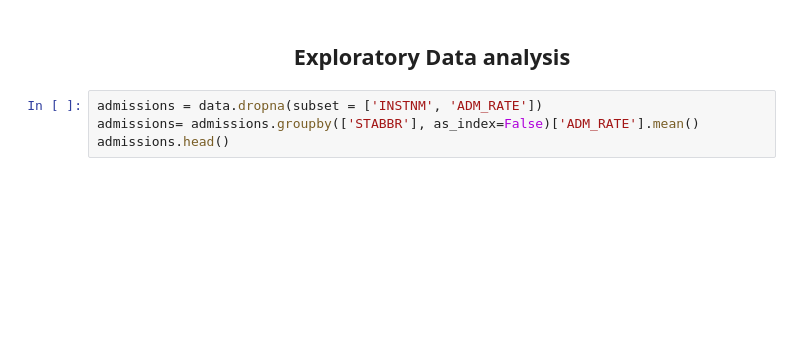
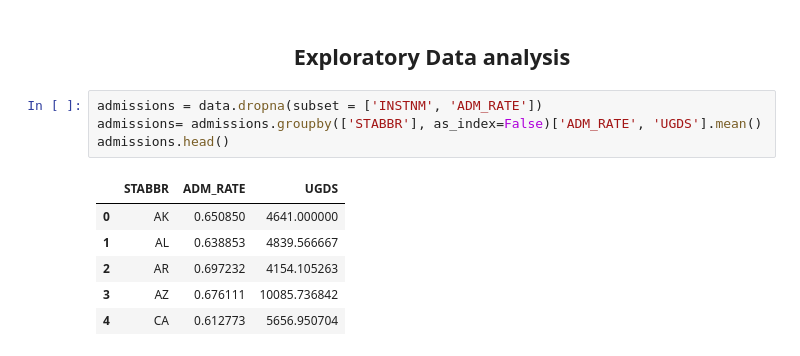
Before and after one commit to ZionJoseph/320-project-5, a Jupyter notebook: College Scorecard Tutorial.ipynb, the cells around one changed output. Drawn from its saved outputs; the diff is of its cells as text; blank space fills up the shorter version.

```diff
--- a/College Scorecard Tutorial.ipynb
+++ b/College Scorecard Tutorial.ipynb
@@ -95,8 +102,15 @@ map_osm
 <h2><center>Exploratory Data analysis</center></h2>
 # %%
 admissions = data.dropna(subset = ['INSTNM', 'ADM_RATE'])
-admissions= admissions.groupby(['STABBR'], as_index=False)['ADM_RATE'].mean()
+admissions= admissions.groupby(['STABBR'], as_index=False)['ADM_RATE', 'UGDS'].mean()
 admissions.head()
+# %% [output]
+|  | STABBR | ADM_RATE | UGDS |
+| 0 | AK | 0.650850 | 4641.000000 |
+| 1 | AL | 0.638853 | 4839.566667 |
+| 2 | AR | 0.697232 | 4154.105263 |
+| 3 | AZ | 0.676111 | 10085.736842 |
+| 4 | CA | 0.612773 | 5656.950704 |
 # %%
 plt.figure(num=None, figsize=(42, 10))
 x = admissions['STABBR']
```
Also changed, not shown: parts of 4 cells of this notebook.
